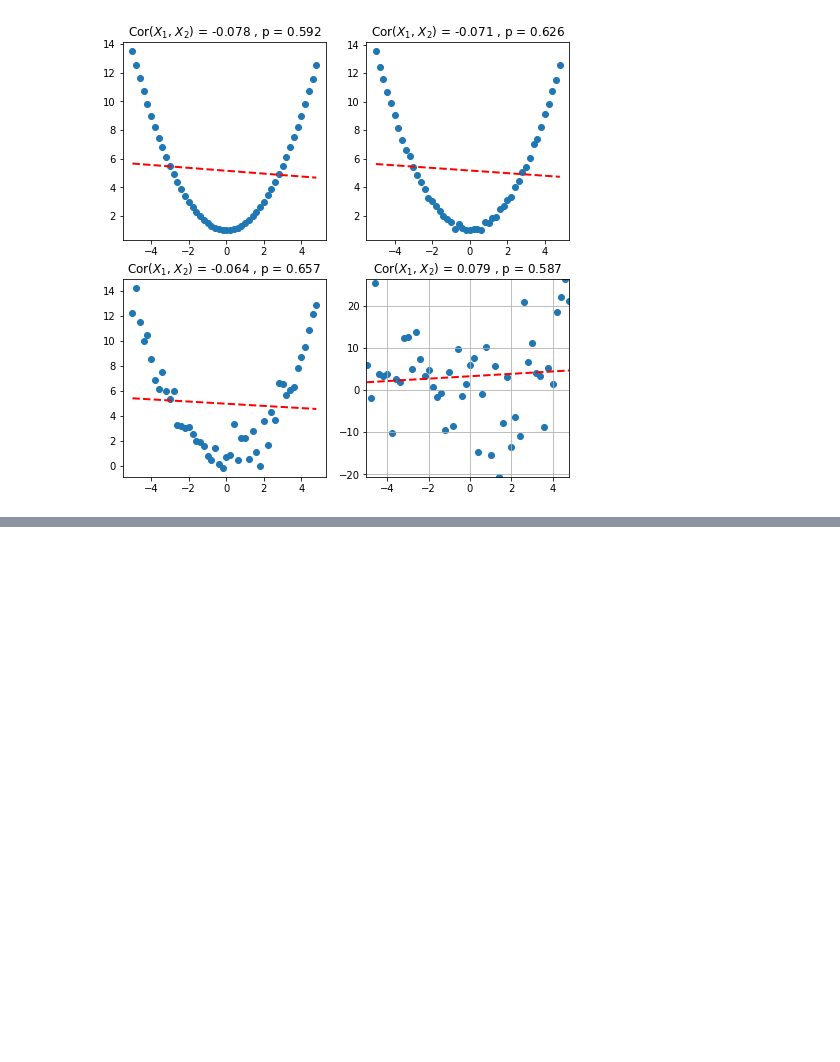
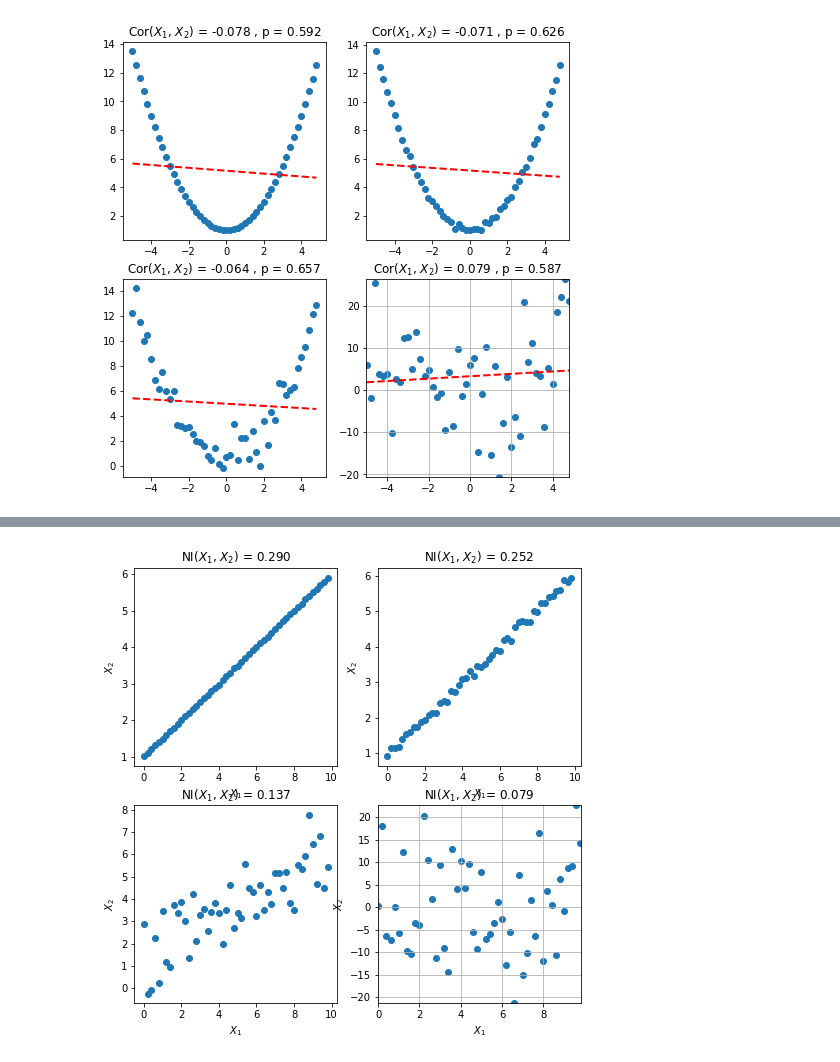
Before and after one commit to aha-oretama/BuildingMachineLearningSystemsWithPython, a Jupyter notebook: ch11/dimension-reduction.ipynb, the cells around one changed output, grey strips where cells are left out. Saved outputs shown, nothing was run; the diff lists cells and outputs as text; code cells hidden in the pictures; blank space fills up the shorter version.

```diff
--- a/ch11/dimension-reduction.ipynb
+++ b/ch11/dimension-reduction.ipynb
@@ -142,0 +176,88 @@ if __name__ == '__main__':
+# %%
+from matplotlib import pylab
+import numpy as np
+from scipy.stats import norm, entropy
+
+def mutual_info(x, y, bins=10):
+    counts_xy, bins_x, bins_y = np.histogram2d(x, y, bins=(bins, bins))
+    counts_x, bins = np.histogram(x, bins=bins)
+    counts_y, bins = np.histogram(y, bins=bins)
+
+    counts_xy += 1
+    counts_x += 1
+    counts_y += 1
+    P_xy = counts_xy / np.sum(counts_xy, dtype=float)
+    P_x = counts_x / np.sum(counts_x, dtype=float)
+    P_y = counts_y / np.sum(counts_y, dtype=float)
+
+    I_xy = np.sum(P_xy * np.log2(P_xy / (P_x.reshape(-1, 1) * P_y)))
+
+    return I_xy / (entropy(counts_x) + entropy(counts_y))
+
+def _plot_mi_func(x, y):
+
+    mi = mutual_info(x, y)
+    title = "NI($X_1$, $X_2$) = %.3f" % mi
+    pylab.scatter(x, y)
+    pylab.title(title)
+    pylab.xlabel("$X_1$")
+    pylab.ylabel("$X_2$")
+
+
+def plot_mi_demo():
+    np.random.seed(0)  # to reproduce the data later on
+    pylab.clf()
+    pylab.figure(num=None, figsize=(8, 8))
+
+    x = np.arange(0, 10, 0.2)
+
+    pylab.subplot(221)
+    y = 0.5 * x + norm.rvs(1, scale=.01, size=len(x))
+    _plot_mi_func(x, y)
+
+    pylab.subplot(222)
+    y = 0.5 * x + norm.rvs(1, scale=.1, size=len(x))
+    _plot_mi_func(x, y)
+
+    pylab.subplot(223)
+    y = 0.5 * x + norm.rvs(1, scale=1, size=len(x))
+    _plot_mi_func(x, y)
+
+    pylab.subplot(224)
+    y = norm.rvs(1, scale=10, size=len(x))
+    _plot_mi_func(x, y)
+
+    pylab.autoscale(tight=True)
+    pylab.grid(True)
+
+    pylab.show()
+
+    pylab.clf()
+    pylab.figure(num=None, figsize=(8, 8))
+
+    x = np.arange(-5, 5, 0.2)
+
+    pylab.subplot(221)
+    y = 0.5 * x ** 2 + norm.rvs(1, scale=.01, size=len(x))
+    _plot_mi_func(x, y)
+
+    pylab.subplot(222)
+    y = 0.5 * x ** 2 + norm.rvs(1, scale=.1, size=len(x))
+    _plot_mi_func(x, y)
+
+    pylab.subplot(223)
+    y = 0.5 * x ** 2 + norm.rvs(1, scale=1, size=len(x))
+    _plot_mi_func(x, y)
+
+    pylab.subplot(224)
+    y = 0.5 * x ** 2 + norm.rvs(1, scale=10, size=len(x))
+    _plot_mi_func(x, y)
+
+    pylab.autoscale(tight=True)
+    pylab.grid(True)
+
+    pylab.show()
+
+if __name__ == '__main__':
+    plot_mi_demo()
+# %% [output]
@@ -142,0 +265 @@ if __name__ == '__main__':
+[figure, added]
```
Also changed, not shown: parts of 9 cells of this notebook, 2 other files.
